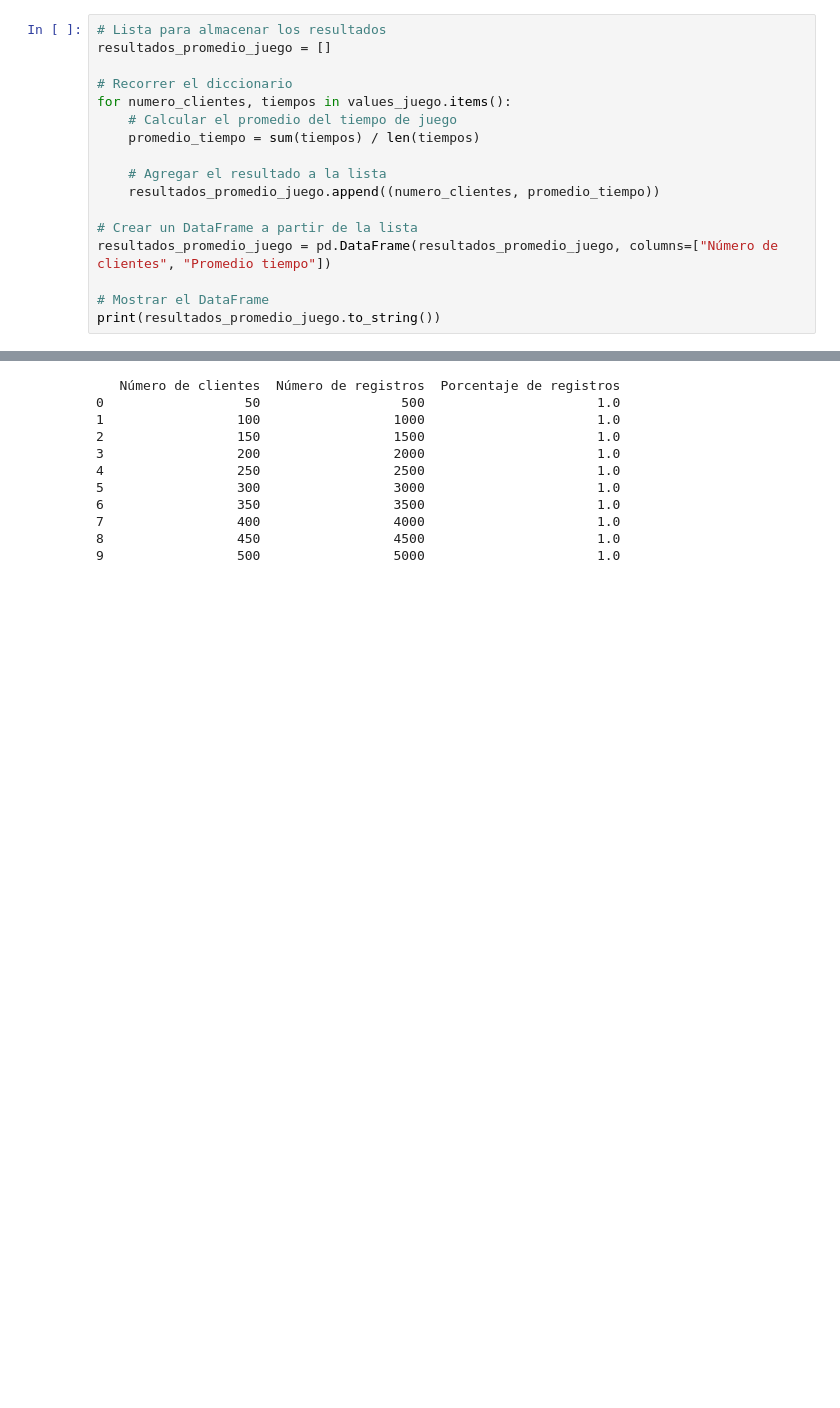
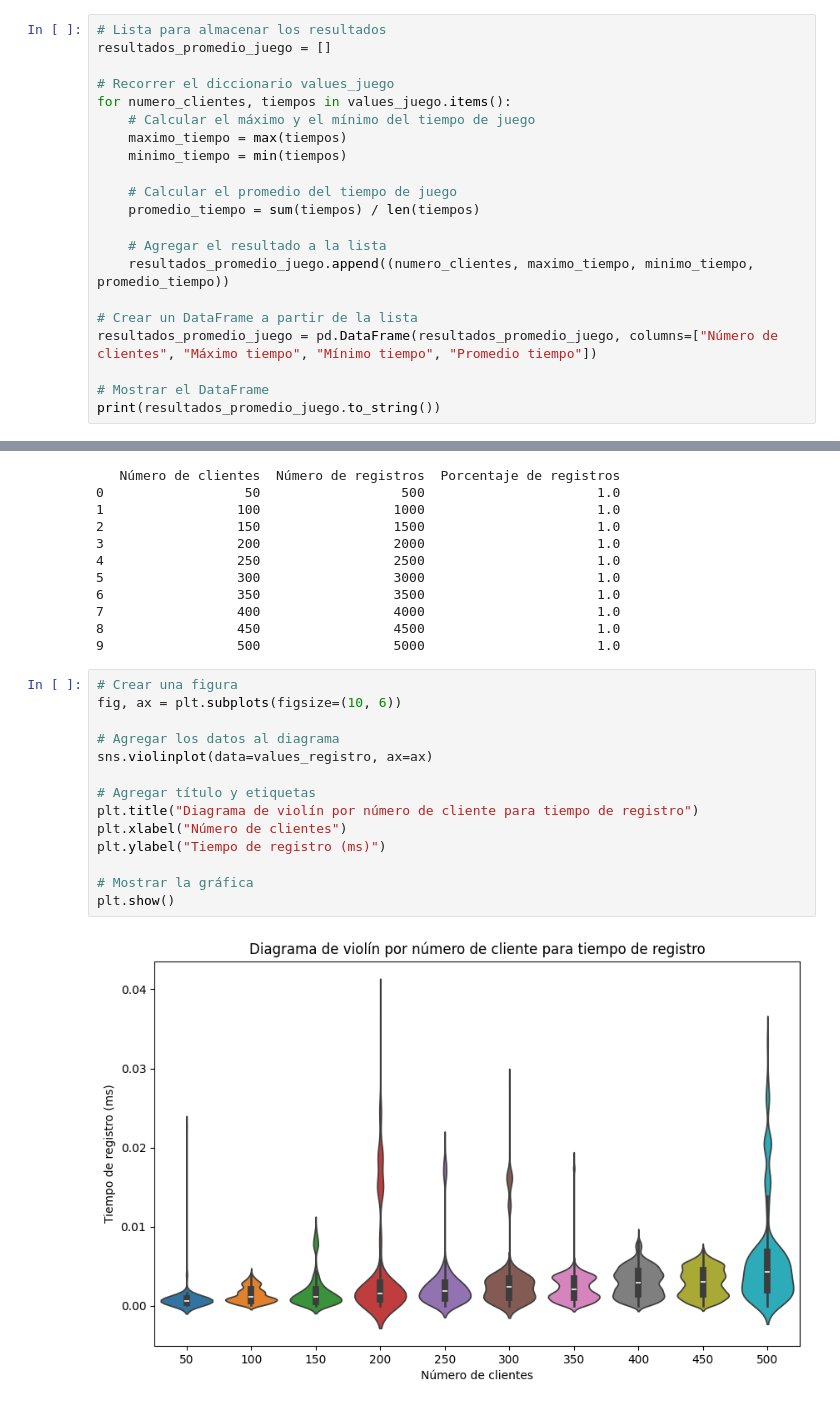
Before and after one commit to Cracop/Whack-a-mole, a Jupyter notebook: Estresador/Analysis.ipynb, the cells around one changed output, grey strips where cells are left out. Saved outputs shown, nothing was run; the diff lists cells and outputs as text; blank space fills up the shorter version.

```diff
--- a/Estresador/Analysis.ipynb
+++ b/Estresador/Analysis.ipynb
@@ -56,16 +57,20 @@ for numero_clientes in values_juego:
 # Lista para almacenar los resultados
 resultados_promedio_juego = []
 
-# Recorrer el diccionario
+# Recorrer el diccionario values_juego
 for numero_clientes, tiempos in values_juego.items():
+    # Calcular el máximo y el mínimo del tiempo de juego
+    maximo_tiempo = max(tiempos)
+    minimo_tiempo = min(tiempos)
+
     # Calcular el promedio del tiempo de juego
     promedio_tiempo = sum(tiempos) / len(tiempos)
 
     # Agregar el resultado a la lista
-    resultados_promedio_juego.append((numero_clientes, promedio_tiempo))
+    resultados_promedio_juego.append((numero_clientes, maximo_tiempo, minimo_tiempo, promedio_tiempo))
 
 # Crear un DataFrame a partir de la lista
-resultados_promedio_juego = pd.DataFrame(resultados_promedio_juego, columns=["Número de clientes", "Promedio tiempo"])
+resultados_promedio_juego = pd.DataFrame(resultados_promedio_juego, columns=["Número de clientes", "Máximo tiempo", "Mínimo tiempo", "Promedio tiempo"])
 
 # Mostrar el DataFrame
 print(resultados_promedio_juego.to_string())
@@ -408,3 +457,19 @@ print(df_porcentaje.to_string())
 7                 400                 4000                      1.0
 8                 450                 4500                      1.0
 9                 500                 5000                      1.0
+# %%
+# Crear una figura
+fig, ax = plt.subplots(figsize=(10, 6))
+
+# Agregar los datos al diagrama
+sns.violinplot(data=values_registro, ax=ax)
+
+# Agregar título y etiquetas
+plt.title("Diagrama de violín por número de cliente para tiempo de registro")
+plt.xlabel("Número de clientes")
+plt.ylabel("Tiempo de registro (ms)")
+
+# Mostrar la gráfica
+plt.show()
+# %% [output]
+[figure, added]
```
Also changed, not shown: parts of 6 cells of this notebook.
